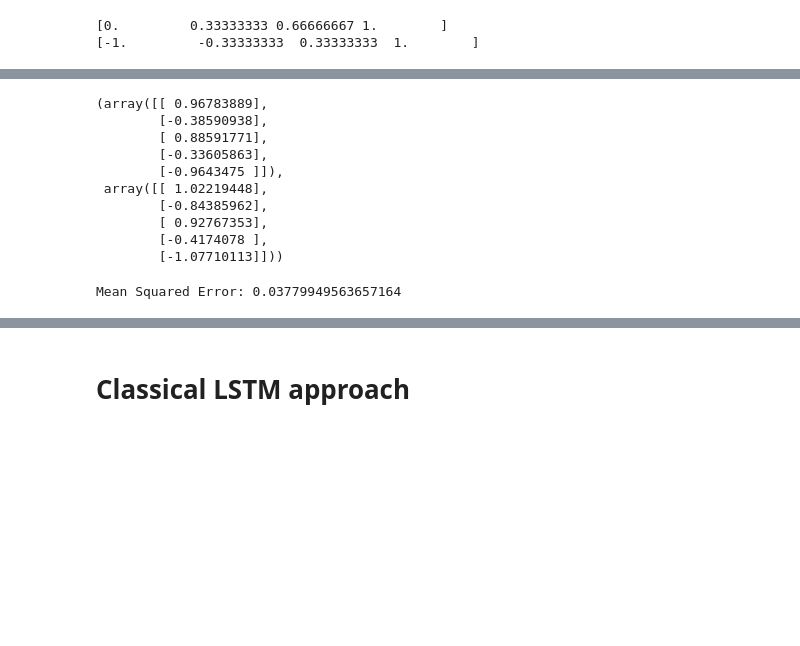
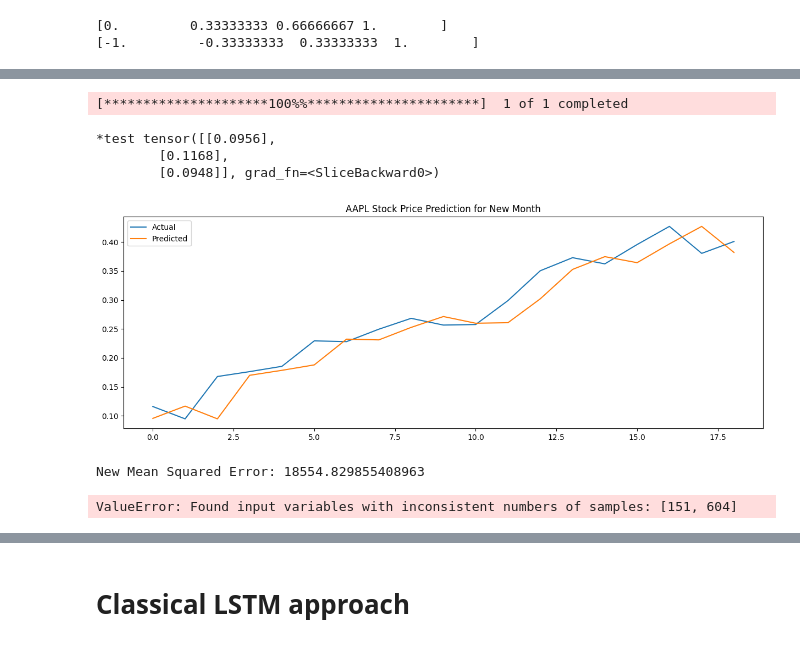
Before and after one commit to lokesMCI/QSAN_with_LSTM, a Jupyter notebook: Real_stockAnalysis/LSTM_QSAN_Stock_workingVersion.ipynb, the cells around one changed output, grey strips where cells are left out. Saved outputs shown, nothing was run; the diff lists cells and outputs as text; code cells hidden in the pictures; blank space fills up the shorter version.

```diff
--- a/Real_stockAnalysis/LSTM_QSAN_Stock_workingVersion.ipynb
+++ b/Real_stockAnalysis/LSTM_QSAN_Stock_workingVersion.ipynb
@@ -518,19 +517,53 @@ plt.show()
+# %%
+# Step 1: Fetch additional data for the next month
+additional_data = yf.download('AAPL', start='2023-01-01', end='2023-02-01')
+
+# Step 2: Preprocess the new data
+new_close_prices = additional_data['Close'].values
+new_close_prices_scaled = scaler.transform(new_close_prices.reshape(-1, 1))
+
+# Preparing the new dataset for prediction
+X_new = new_close_prices_scaled[:-1]
+y_new_actual = new_close_prices_scaled[1:]
+
+X_new = X_new.reshape(-1, 1, 1)
+y_new_actual = y_new_actual.reshape(-1, 1)
+
+# Convert to PyTorch tensors
+X_new_tensor = torch.tensor(X_new, dtype=torch.float32)
+y_new_actual_tensor = torch.tensor(y_new_actual, dtype=torch.float32)
+
+# Step 3: Make predictions
+#model.eval()
+#new_predictions = model(X_new_tensor).detach().numpy()
+#new_predictions_actual = scaler.inverse_transform(new_predictions)
+model.eval()
+new_predictions_actual =model(X_new_tensor,y_new_actual_tensor,train_flag=False,weights_init=weights_init,bias_init=bias_init)[0].detach().numpy()
+
+
+# Step 4: Evaluate the Model
+plt.figure(figsize=(15, 5))
+plt.plot(y_new_actual, label='Actual')
+plt.plot(new_predictions_actual, label='Predicted')
+plt.title('AAPL Stock Price Prediction for New Month')
+plt.legend()
+plt.show()
+
+# Calculate metrics
+new_mse = mean_squared_error(scaler.inverse_transform(y_new_actual), new_predictions_actual)
+print(f'New Mean Squared Error: {new_mse}')
+# %% [output]
+[*********************100%%**********************]  1 of 1 completed
+*test tensor([[0.0956],
+        [0.1168],
+        [0.0948]], grad_fn=<SliceBackward0>)
+[figure, added]
+New Mean Squared Error: 18554.829855408963
 # %%
-scaled_prediction[:5],y_test[:5]
+#scaled_prediction[:5],y_test[:5]
-# %% [output]
-(array([[ 0.96783889],
-        [-0.38590938],
-        [ 0.88591771],
-        [-0.33605863],
-        [-0.9643475 ]]),
- array([[ 1.02219448],
-        [-0.84385962],
-        [ 0.92767353],
-        [-0.4174078 ],
-        [-1.07710113]]))
 # %%
 
-mse = mean_squared_error(y_test , scaled_prediction)
+mse = mean_squared_error(y_test , predictions)
 print(f'Mean Squared Error: {mse}')
 # %% [output]
-Mean Squared Error: 0.03779949563657164
+ValueError: Found input variables with inconsistent numbers of samples: [151, 604]
```
Also changed, not shown: parts of 12 cells of this notebook.
